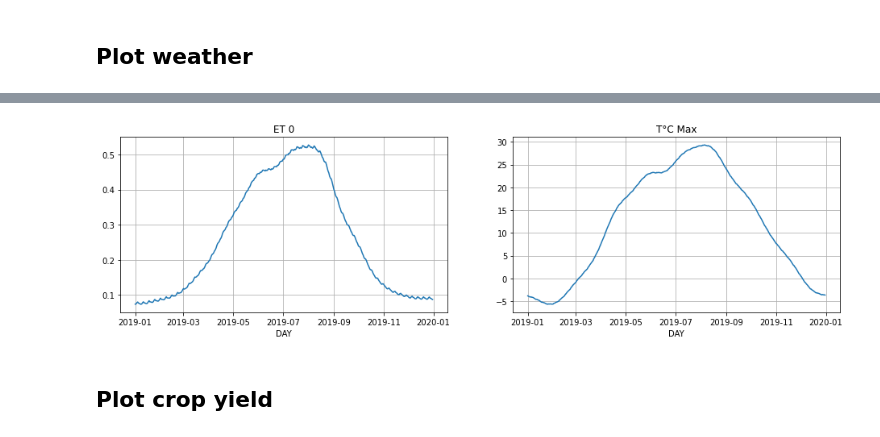
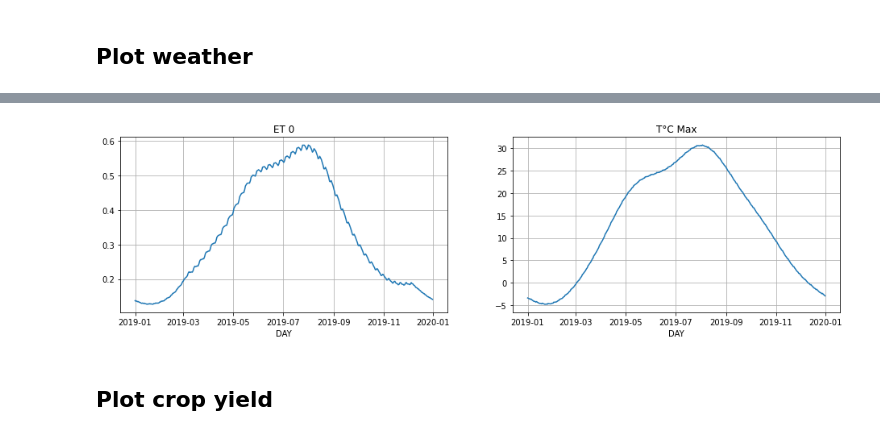
Before and after one commit to CS-MSU/3s-Article, a Jupyter notebook: 5_Crop_model_WOFOST.ipynb, the cells around one changed output, grey strips where cells are left out. Drawn from its saved outputs; the diff is of its cells as text; code cells hidden in the pictures.

```diff
--- a/5_Crop_model_WOFOST.ipynb
+++ b/5_Crop_model_WOFOST.ipynb
@@ -356,14 +366,14 @@ nn_prophet_df
 # %%
-df_weather = pd.DataFrame(weather.export())
+df_weather = pd.DataFrame(nn_prophet_weather.export())
 fig, (ax1,ax2) = plt.subplots(nrows=1, ncols=2, figsize=(16,4))
 df_weather.set_index('DAY')['ET0'][-365:].plot(ax=ax1, label='ET0')
 df_weather.set_index('DAY')['TMAX'][-365:].plot(ax=ax2, label='T MAX')
 ax1.set_title('ET 0')
 ax1.grid()
 ax2.set_title('T°C Max')
 ax2.grid()
 # %% [output]
-[figure, old version]
+[figure, new version]
 # %% [markdown]
 ## Plot crop yield
 # %%
```
Also changed, not shown: parts of 19 cells of this notebook, 3 other files.
